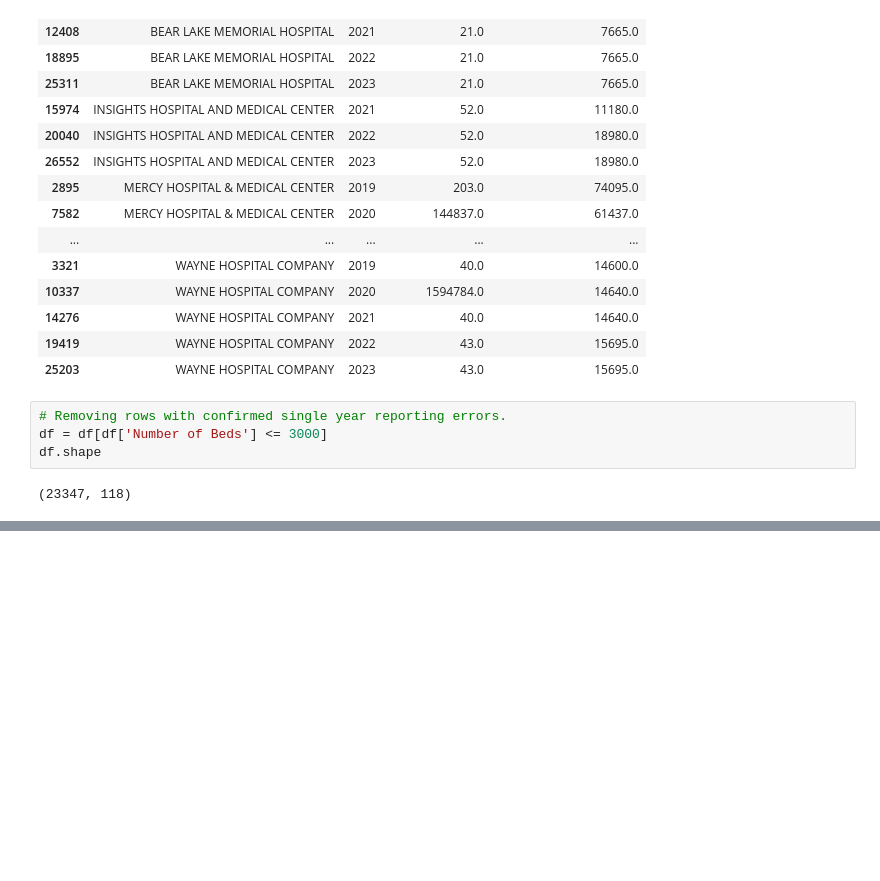
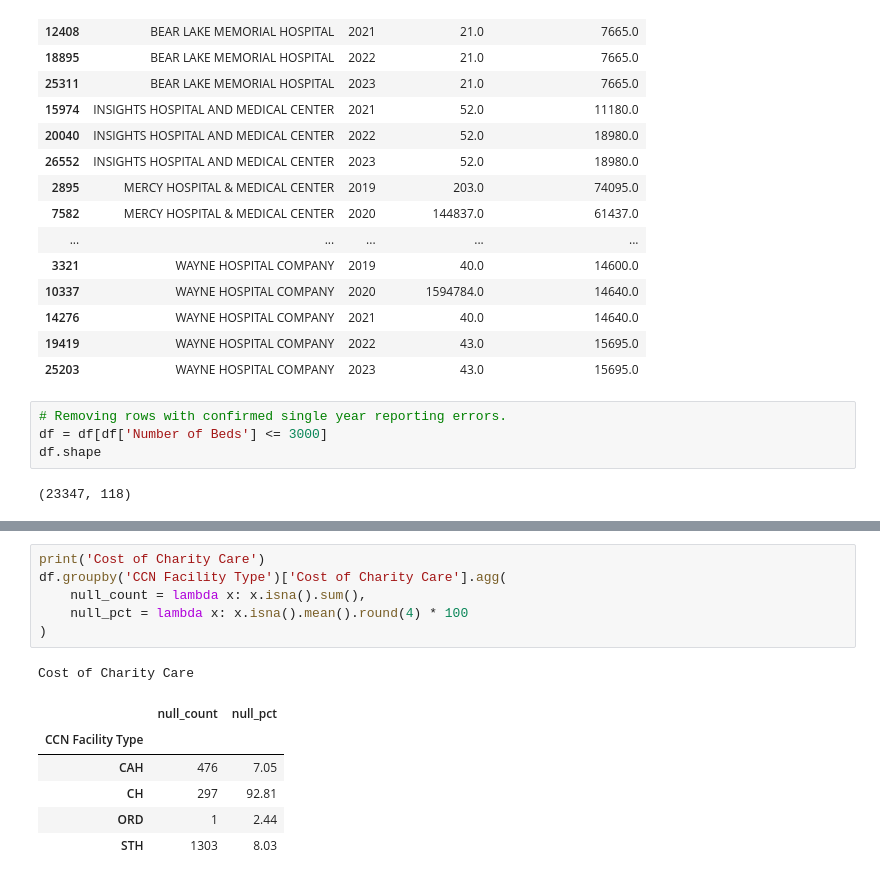
Before and after one commit to Sarah-Eden/hospital-financial-status-prediction, a Jupyter notebook: insights.ipynb, the cells around one changed output, grey strips where cells are left out. Cells and saved outputs as stored; diff of their text form; blank space fills up the shorter version.

```diff
--- a/insights.ipynb
+++ b/insights.ipynb
@@ -144,0 +169,14 @@ df[df['FTE - Employees on Payroll'] > 15000][['Hospital Name', 'City', 'year', '
+# %%
+print('Cost of Charity Care')
+df.groupby('CCN Facility Type')['Cost of Charity Care'].agg(
+    null_count = lambda x: x.isna().sum(),
+    null_pct = lambda x: x.isna().mean().round(4) * 100
+)
+# %% [output]
+Cost of Charity Care
+|  | null_count | null_pct |
+| CCN Facility Type |  |  |
+| CAH | 476 | 7.05 |
+| CH | 297 | 92.81 |
+| ORD | 1 | 2.44 |
+| STH | 1303 | 8.03 |
```
Also changed, not shown: parts of 16 cells of this notebook.
